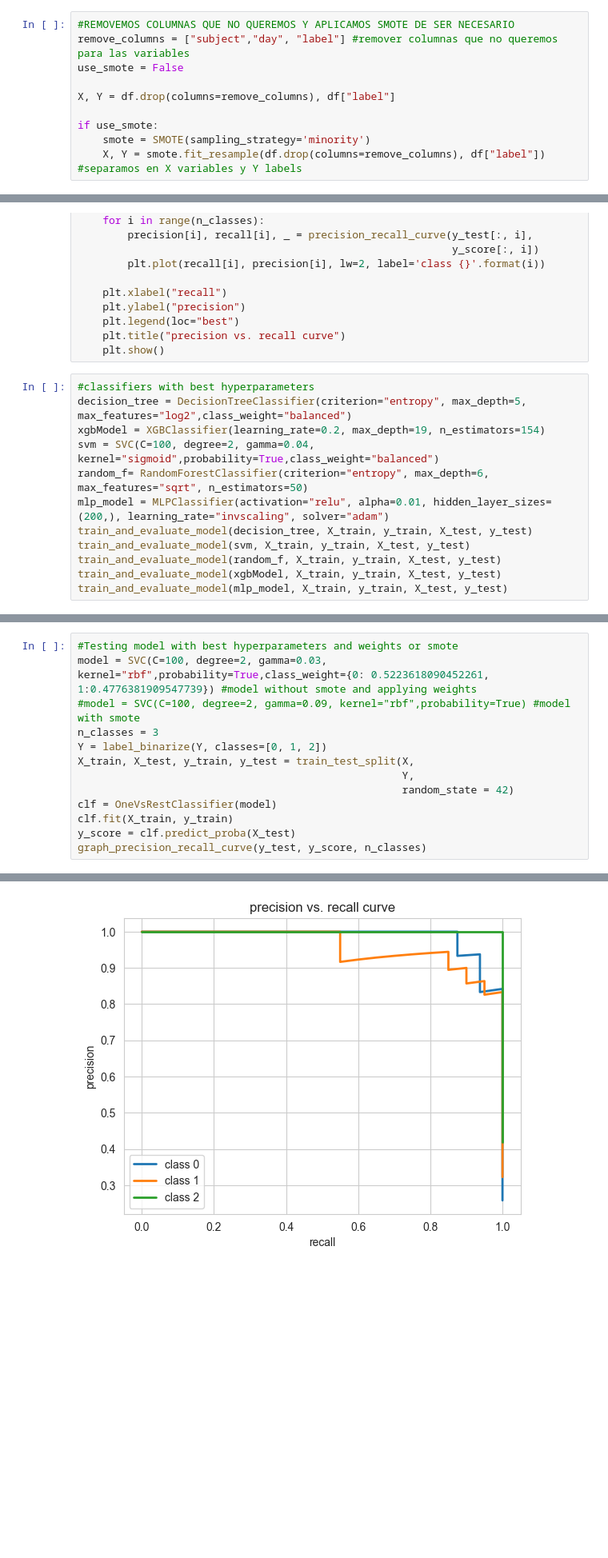
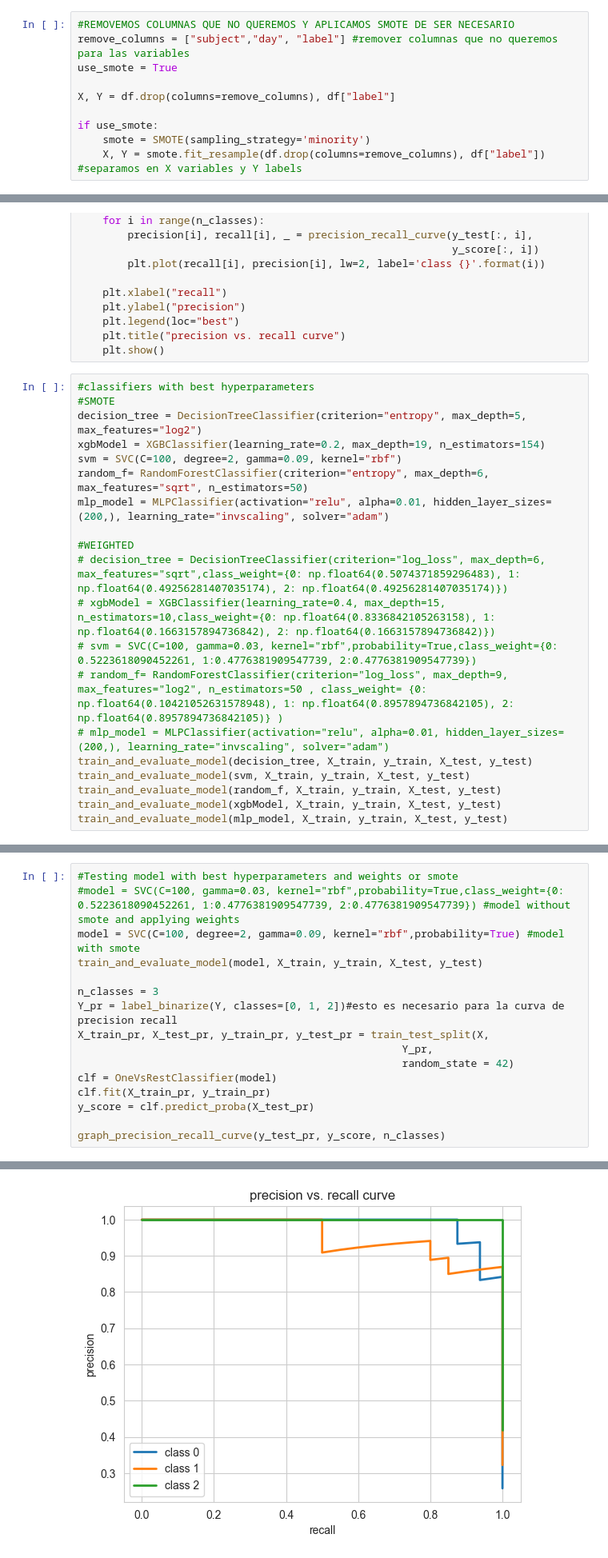
Before and after one commit to oscariolo/FinalMachineLearning, a Jupyter notebook: source/models/classification.ipynb, the cells around one changed output, grey strips where cells are left out. Shown at 80% size. Saved outputs shown, nothing was run; the diff lists cells and outputs as text; blank space fills up the shorter version.

```diff
--- a/source/models/classification.ipynb
+++ b/source/models/classification.ipynb
@@ -92,7 +92,7 @@ def split_data(X, y, test_size=0.3):
 # %%
 #REMOVEMOS COLUMNAS QUE NO QUEREMOS Y APLICAMOS SMOTE DE SER NECESARIO
 remove_columns = ["subject","day", "label"] #remover columnas que no queremos para las variables
-use_smote = False
+use_smote = True
 
 X, Y = df.drop(columns=remove_columns), df["label"]
 
@@ -371,11 +376,19 @@ def graph_precision_recall_curve(y_test, y_score, n_classes=3):
     plt.show()
 # %%
 #classifiers with best hyperparameters
-decision_tree = DecisionTreeClassifier(criterion="entropy", max_depth=5, max_features="log2",class_weight="balanced")
+#SMOTE
+decision_tree = DecisionTreeClassifier(criterion="entropy", max_depth=5, max_features="log2")
 xgbModel = XGBClassifier(learning_rate=0.2, max_depth=19, n_estimators=154)
-svm = SVC(C=100, degree=2, gamma=0.04, kernel="sigmoid",probability=True,class_weight="balanced")
+svm = SVC(C=100, degree=2, gamma=0.09, kernel="rbf")
 random_f= RandomForestClassifier(criterion="entropy", max_depth=6, max_features="sqrt", n_estimators=50)
 mlp_model = MLPClassifier(activation="relu", alpha=0.01, hidden_layer_sizes=(200,), learning_rate="invscaling", solver="adam")
+
+#WEIGHTED
+# decision_tree = DecisionTreeClassifier(criterion="log_loss", max_depth=6, max_features="sqrt",class_weight={0: np.float64(0.5074371859296483), 1: np.float64(0.49256281407035174), 2: np.float64(0.49256281407035174)})
+# xgbModel = XGBClassifier(learning_rate=0.4, max_depth=15, n_estimators=10,class_weight={0: np.float64(0.8336842105263158), 1: np.float64(0.1663157894736842), 2: np.float64(0.1663157894736842)})
+# svm = SVC(C=100, gamma=0.03, kernel="rbf",probability=True,class_weight={0: 0.5223618090452261, 1:0.4776381909547739, 2:0.4776381909547739})
+# random_f= RandomForestClassifier(criterion="log_loss", max_depth=9, max_features="log2", n_estimators=50 , class_weight= {0: np.float64(0.10421052631578948), 1: np.float64(0.8957894736842105), 2: np.float64(0.8957894736842105)} )
+# mlp_model = MLPClassifier(activation="relu", alpha=0.01, hidden_layer_sizes=(200,), learning_rate="invscaling", solver="adam")
 train_and_evaluate_model(decision_tree, X_train, y_train, X_test, y_test)
 train_and_evaluate_model(svm, X_train, y_train, X_test, y_test)
 train_and_evaluate_model(random_f, X_train, y_train, X_test, y_test)
@@ -451,14 +464,17 @@ Text(0.5, 1.0, 'Scoring for different class weights')
 # %%
 #Testing model with best hyperparameters and weights or smote
-model = SVC(C=100, degree=2, gamma=0.03, kernel="rbf",probability=True,class_weight={0: 0.5223618090452261, 1:0.4776381909547739}) #model without smote and applying weights
-#model = SVC(C=100, degree=2, gamma=0.09, kernel="rbf",probability=True) #model with smote
+#model = SVC(C=100, gamma=0.03, kernel="rbf",probability=True,class_weight={0: 0.5223618090452261, 1:0.4776381909547739, 2:0.4776381909547739}) #model without smote and applying weights
+model = SVC(C=100, degree=2, gamma=0.09, kernel="rbf",probability=True) #model with smote
+train_and_evaluate_model(model, X_train, y_train, X_test, y_test)
+
 n_classes = 3
-Y = label_binarize(Y, classes=[0, 1, 2])
-X_train, X_test, y_train, y_test = train_test_split(X,
-                                                    Y,
+Y_pr = label_binarize(Y, classes=[0, 1, 2])#esto es necesario para la curva de precision recall
+X_train_pr, X_test_pr, y_train_pr, y_test_pr = train_test_split(X,
+                                                    Y_pr,
                                                     random_state = 42)
 clf = OneVsRestClassifier(model)
-clf.fit(X_train, y_train)
-y_score = clf.predict_proba(X_test)
-graph_precision_recall_curve(y_test, y_score, n_classes)
+clf.fit(X_train_pr, y_train_pr)
+y_score = clf.predict_proba(X_test_pr)
+
+graph_precision_recall_curve(y_test_pr, y_score, n_classes)
 # %% [output]
@@ -465,4 +488,4 @@ graph_precision_recall_curve(y_test, y_score, n_classes)
-[figure, old version]
+[figure, new version]
 # %% [markdown]
 REGRESION
 # %%
```
Also changed, not shown: parts of 12 cells of this notebook.
